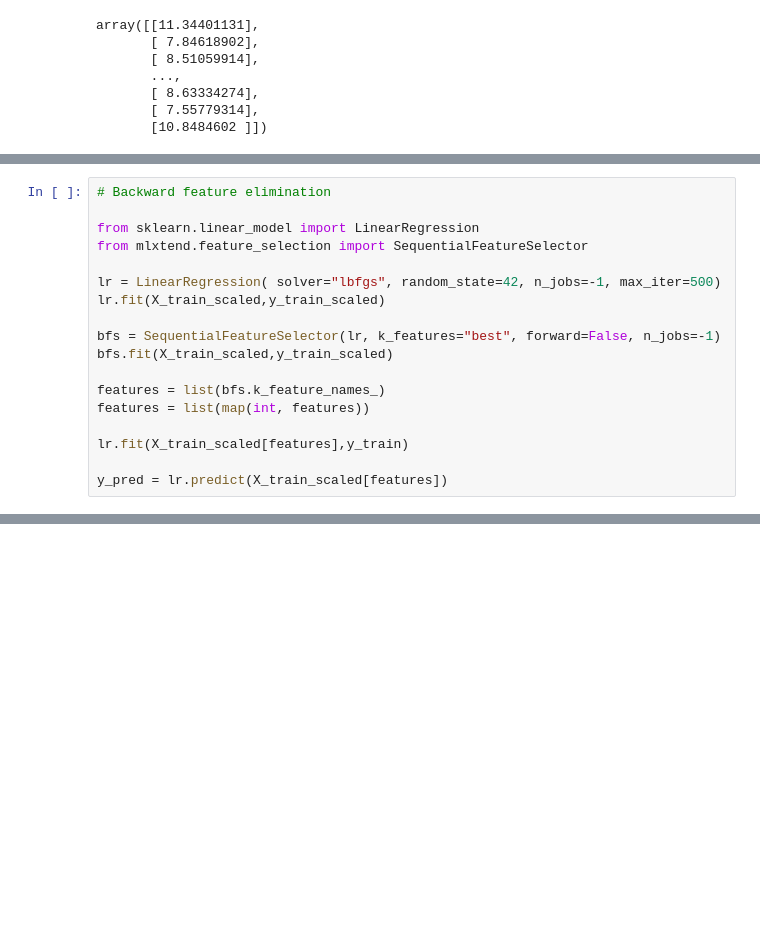
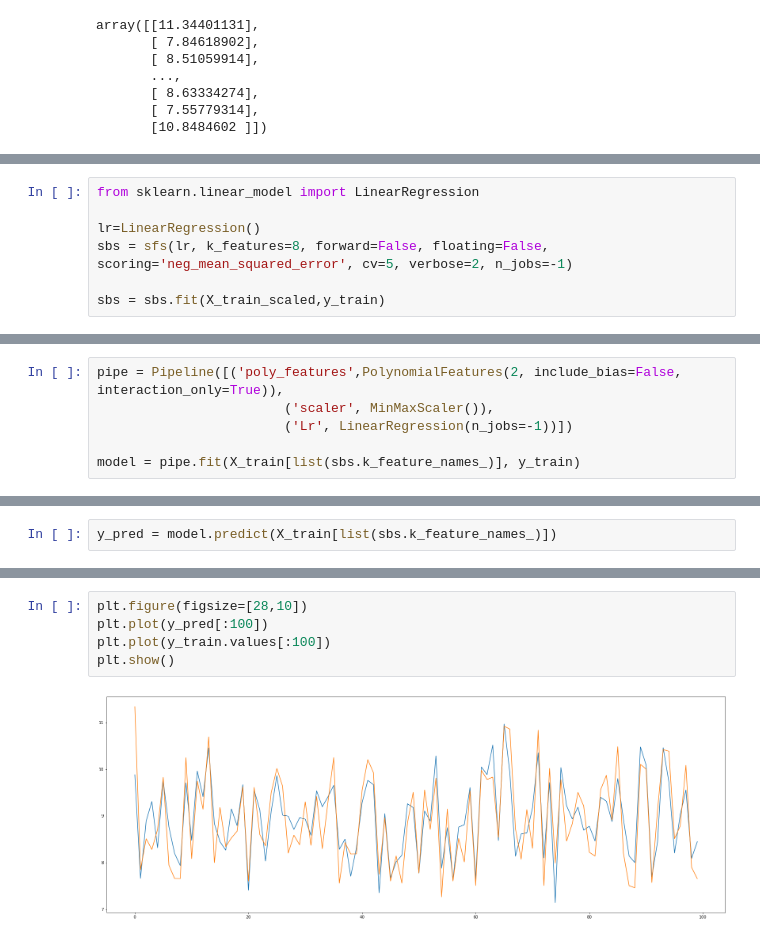
Before and after one commit to sonalS2210/mechademy-hiring-challenge, a Jupyter notebook: data_enegineering.ipynb, the cells around one changed output, grey strips where cells are left out. Cells and saved outputs as stored; diff of their text form; blank space fills up the shorter version.

```diff
--- a/data_enegineering.ipynb
+++ b/data_enegineering.ipynb
@@ -432,18 +355,0 @@ vif
-# %%
-# Backward feature elimination
-
-from sklearn.linear_model import LinearRegression
-from mlxtend.feature_selection import SequentialFeatureSelector
-
-lr = LinearRegression( solver="lbfgs", random_state=42, n_jobs=-1, max_iter=500)
-lr.fit(X_train_scaled,y_train_scaled)
-
-bfs = SequentialFeatureSelector(lr, k_features="best", forward=False, n_jobs=-1)
-bfs.fit(X_train_scaled,y_train_scaled)
-
-features = list(bfs.k_feature_names_)
-features = list(map(int, features))
-
-lr.fit(X_train_scaled[features],y_train)
-
-y_pred = lr.predict(X_train_scaled[features])
@@ -451,0 +387,7 @@ TypeError: __init__() got an unexpected keyword argument 'solver'
+# %%
+from sklearn.linear_model import LinearRegression
+
+lr=LinearRegression()
+sbs = sfs(lr, k_features=8, forward=False, floating=False, scoring='neg_mean_squared_error', cv=5, verbose=2, n_jobs=-1)
+
+sbs = sbs.fit(X_train_scaled,y_train)
@@ -451,0 +456,6 @@ TypeError: __init__() got an unexpected keyword argument 'solver'
+# %%
+pipe = Pipeline([('poly_features',PolynomialFeatures(2, include_bias=False, interaction_only=True)),
+                        ('scaler', MinMaxScaler()),
+                        ('Lr', LinearRegression(n_jobs=-1))])
+
+model = pipe.fit(X_train[list(sbs.k_feature_names_)], y_train)
@@ -451,0 +469,2 @@ TypeError: __init__() got an unexpected keyword argument 'solver'
+# %%
+y_pred = model.predict(X_train[list(sbs.k_feature_names_)])
@@ -451,0 +482,7 @@ TypeError: __init__() got an unexpected keyword argument 'solver'
+# %%
+plt.figure(figsize=[28,10])
+plt.plot(y_pred[:100])
+plt.plot(y_train.values[:100])
+plt.show()
+# %% [output]
+[figure, added]
```
Also changed, not shown: parts of 82 cells of this notebook, 1 other file.
